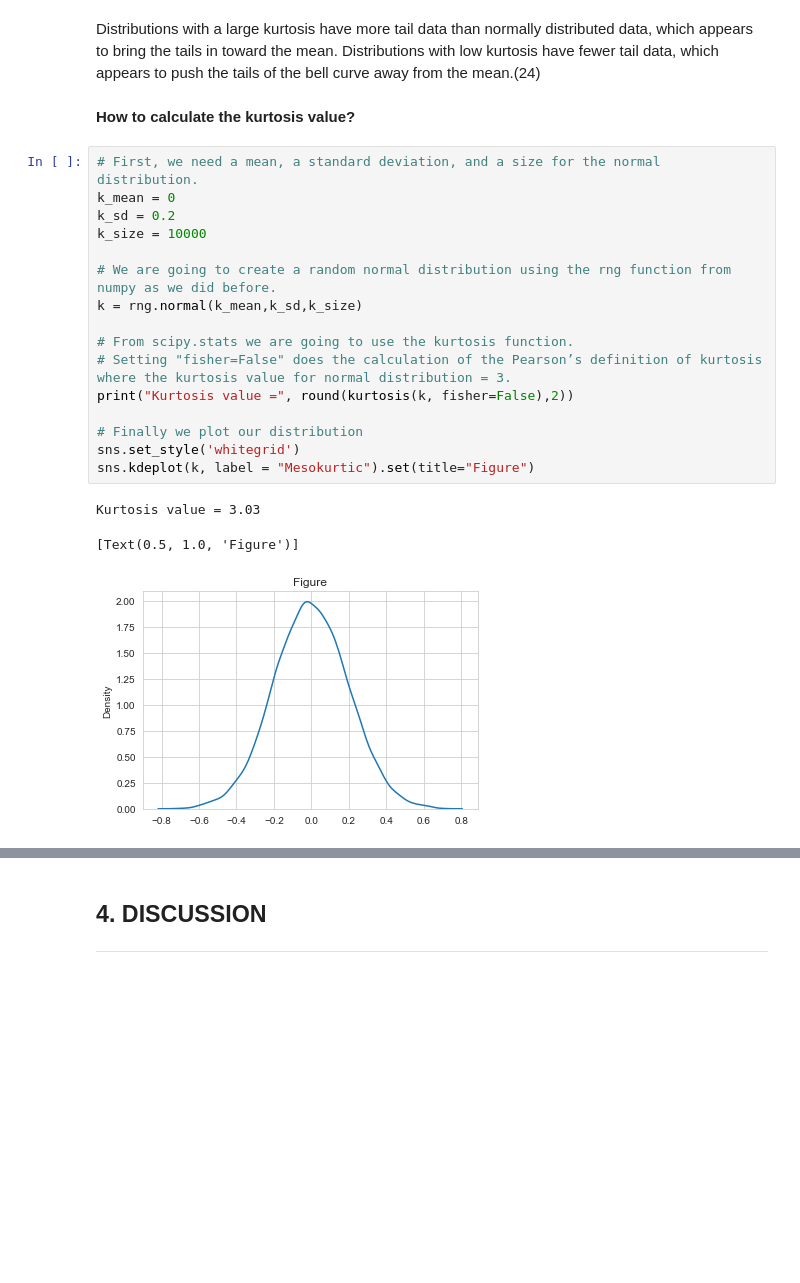
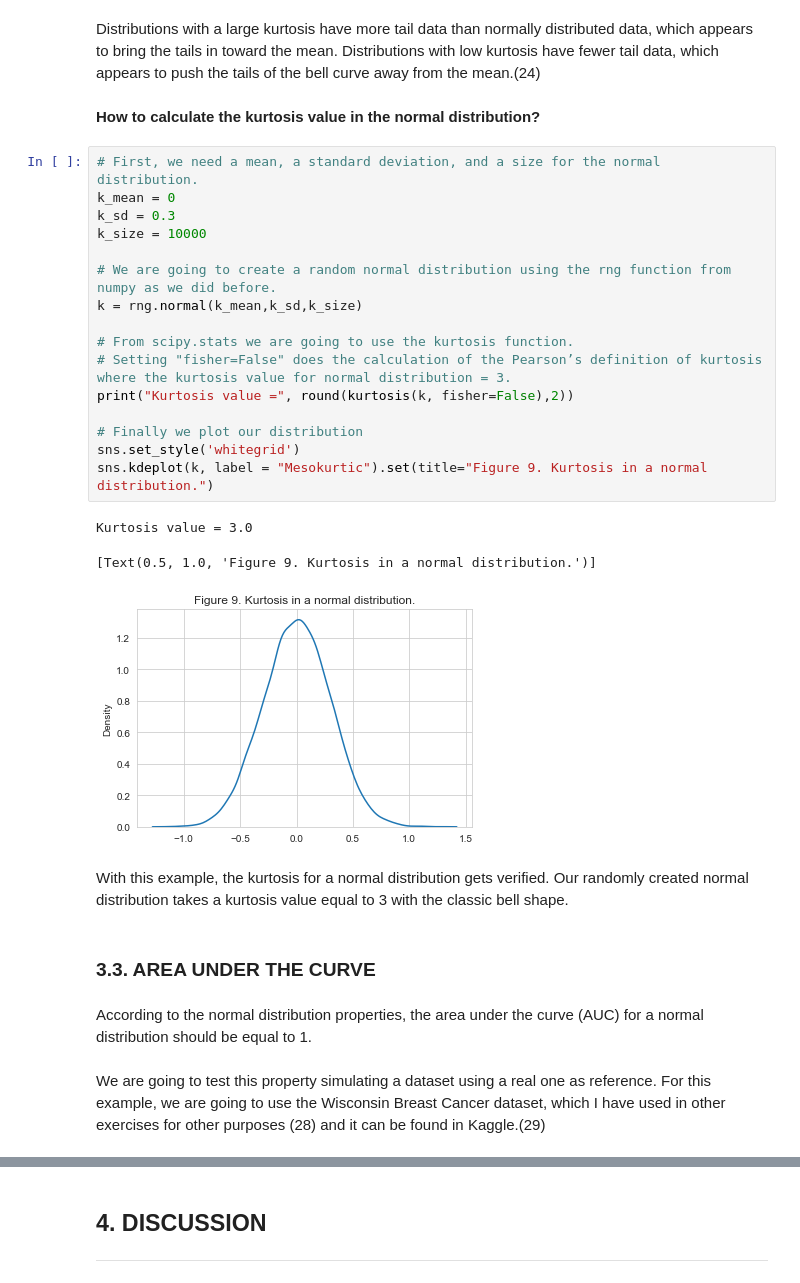
Before and after one commit to RobVergano/FDA_Assessment_22-23, a Jupyter notebook: Normal Distribution.ipynb, the cells around one changed output, grey strips where cells are left out. Saved outputs shown, nothing was run; the diff lists cells and outputs as text; blank space fills up the shorter version.

```diff
--- a/Normal Distribution.ipynb
+++ b/Normal Distribution.ipynb
@@ -353,24 +413,32 @@ Kurtosis indicates how much data resides in the tails and explains how often obs
 # %% [markdown]
 Distributions with a large kurtosis have more tail data than normally distributed data, which appears to bring the tails in toward the mean. Distributions with low kurtosis have fewer tail data, which appears to push the tails of the bell curve away from the mean.(24)
 # %% [markdown]
-**How to calculate the kurtosis value?**
+**How to calculate the kurtosis value in the normal distribution?**
 # %%
 # First, we need a mean, a standard deviation, and a size for the normal distribution.
 k_mean = 0
-k_sd = 0.2
+k_sd = 0.3
 k_size = 10000
 
 # We are going to create a random normal distribution using the rng function from numpy as we did before.
 k = rng.normal(k_mean,k_sd,k_size)
 
 # From scipy.stats we are going to use the kurtosis function.
 # Setting "fisher=False" does the calculation of the Pearson’s definition of kurtosis where the kurtosis value for normal distribution = 3.
 print("Kurtosis value =", round(kurtosis(k, fisher=False),2))
 
 # Finally we plot our distribution
 sns.set_style('whitegrid')
-sns.kdeplot(k, label = "Mesokurtic").set(title="Figure")
+sns.kdeplot(k, label = "Mesokurtic").set(title="Figure 9. Kurtosis in a normal distribution.")
 # %% [output]
-Kurtosis value = 3.03
+Kurtosis value = 3.0
-[Text(0.5, 1.0, 'Figure')]
+[Text(0.5, 1.0, 'Figure 9. Kurtosis in a normal distribution.')]
-[figure, old version]
+[figure, new version]
+# %% [markdown]
+With this example, the kurtosis for a normal distribution gets verified. Our randomly created normal distribution takes a kurtosis value equal to 3 with the classic bell shape.
+# %% [markdown]
+### 3.3. AREA UNDER THE CURVE
+# %% [markdown]
+According to the normal distribution properties, the area under the curve (AUC) for a normal distribution should be equal to 1.
+# %% [markdown]
+We are going to test this property simulating a dataset using a real one as reference. For this example, we are going to use the Wisconsin Breast Cancer dataset, which I have used in other exercises for other purposes (28) and it can be found in Kaggle.(29)
```
Also changed, not shown: parts of 38 cells of this notebook.
